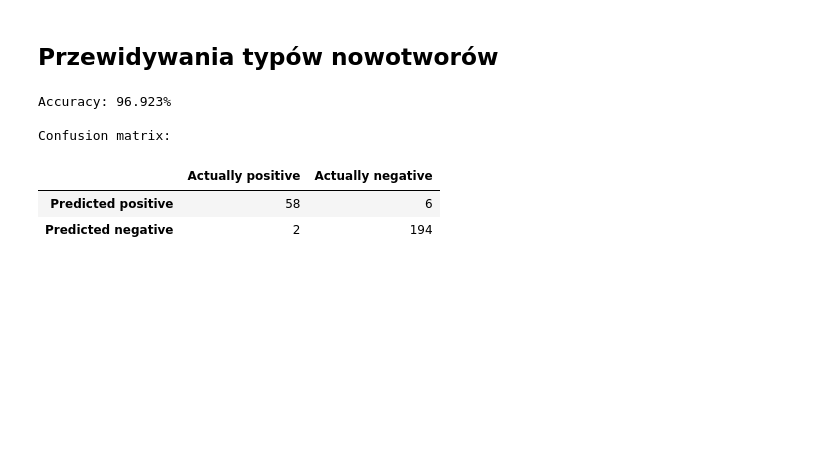
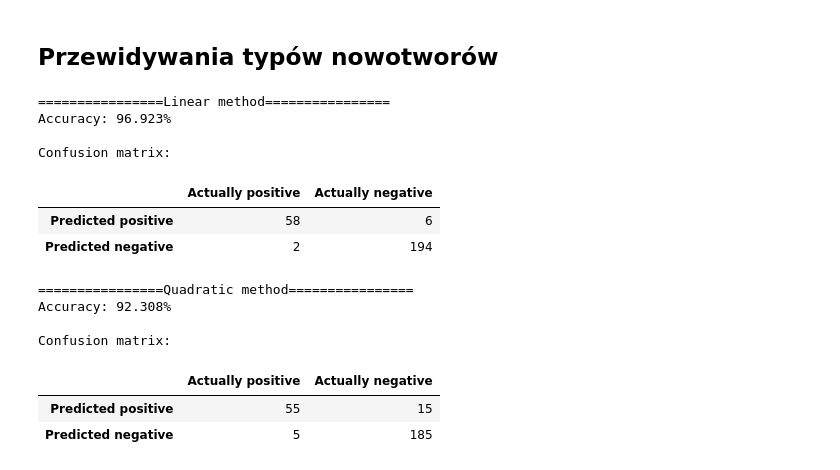
Before and after one commit to memecat5/MOWNIT, a Jupyter notebook: lab2/zad.ipynb, the cells around one changed output. Drawn from its saved outputs; the diff is of its cells as text; code cells hidden in the pictures; blank space fills up the shorter version.

```diff
--- a/lab2/zad.ipynb
+++ b/lab2/zad.ipynb
@@ -142,35 +143,66 @@ Współczynnik uwarunkowania dla reprezentacji kwadratowej: 9.056816679083884e+1
 # %%
 p_lin = np.matmul(A_linear_validate, w_linear)
 
 p_quad = np.matmul(A_quadratic_validate, w_quad)
 
-tp = 0
-tn = 0
-fp = 0
-fn = 0
+tp = tn = fp = fn = 0
 
-# przewidywanie typu złośliwego
+# przewidywanie metodą liniową
 for i in range(len(p_lin)):
     # ture positive
     if p_lin[i] > 0:
         if data_validate["Malignant/Benign"][i] == 'M':
             tp += 1
         else:
             fp += 1
     else:
         if data_validate["Malignant/Benign"][i] == 'B':
             tn += 1
         else:
             fn += 1
 
+print("================Linear method================")
+
 print(f"Accuracy: {round((tp+tn)/(len(p_lin)) * 100, 3)}%\n")
 
 print("Confusion matrix:")
 display(pd.DataFrame([[tp, fp], [fn, tn]], ["Predicted positive", "Predicted negative"], ["Actually positive", "Actually negative"]))
+
+
+tp = tn = fp = fn = 0
+
+# przewidywanie metodą liniową
+for i in range(len(p_quad)):
+    # ture positive
+    if p_quad[i] > 0:
+        if data_validate["Malignant/Benign"][i] == 'M':
+            tp += 1
+        else:
+            fp += 1
+    else:
+        if data_validate["Malignant/Benign"][i] == 'B':
+            tn += 1
+        else:
+            fn += 1
+
+print("================Quadratic method================")
+
+print(f"Accuracy: {round((tp+tn)/(len(p_quad)) * 100, 3)}%\n")
+
+print("Confusion matrix:")
+display(pd.DataFrame([[tp, fp], [fn, tn]], ["Predicted positive", "Predicted negative"], ["Actually positive", "Actually negative"]))
 # %% [output]
+================Linear method================
 Accuracy: 96.923%
 
 Confusion matrix:
 |  | Actually positive | Actually negative |
 | Predicted positive | 58 | 6 |
 | Predicted negative | 2 | 194 |
+================Quadratic method================
+Accuracy: 92.308%
+
+Confusion matrix:
+|  | Actually positive | Actually negative |
+| Predicted positive | 55 | 15 |
+| Predicted negative | 5 | 185 |
```
Also changed, not shown: parts of 2 cells of this notebook.
